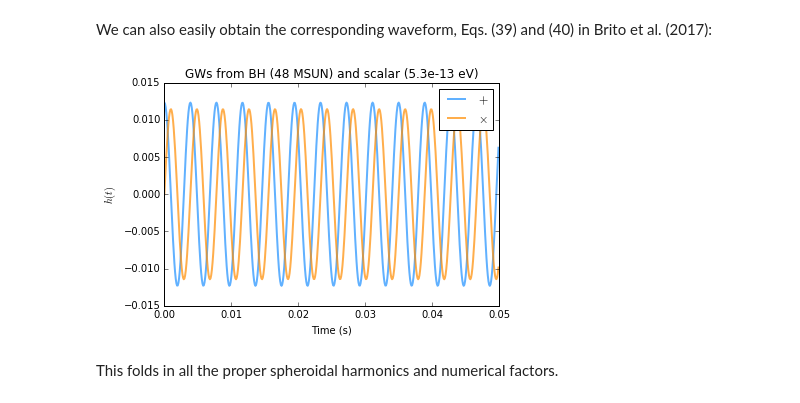
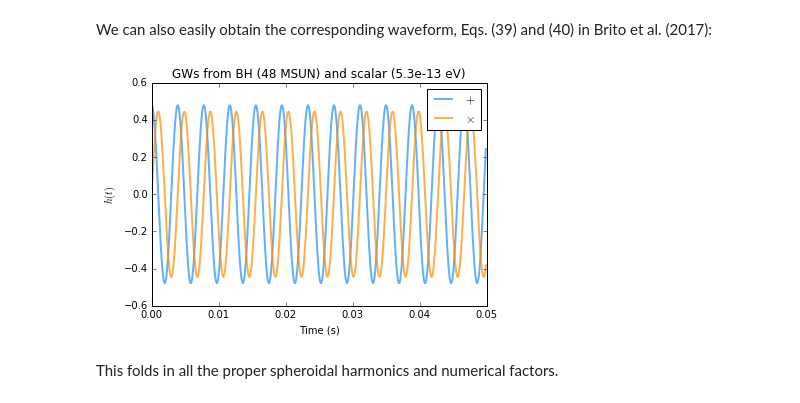
Before and after one commit to maxisi/gwaxion, a Jupyter notebook: examples/gwaxion_example.ipynb, the cells around one changed output. Cells and saved outputs as stored; diff of their text form; code cells hidden in the pictures.

Commit message:
gw waveform

```diff
--- a/examples/gwaxion_example.ipynb
+++ b/examples/gwaxion_example.ipynb
@@ -137,19 +137,19 @@ print "%.2f Hz" % cloud.fgw
 We can also easily obtain the corresponding waveform, Eqs. (39) and (40) in Brito et al. (2017):
 # %%
 # Create a waveform and plot it
-hp, hc = cloud.waveform
+hp, hc = cloud.gw.hp, cloud.gw.hc
 inclination = np.pi/4
 time = np.arange(0, 0.05, 1E-4)
 
-plt.plot(time, hp(inclination, time), label=r'$+$', color='dodgerblue', lw=2, alpha=0.7)
-plt.plot(time, hc(inclination, time), label=r'$\times$', color='darkorange', lw=2, alpha=0.7)
+plt.plot(time, hp(inclination, 0, time), label=r'$+$', color='dodgerblue', lw=2, alpha=0.7)
+plt.plot(time, hc(inclination, 0, time), label=r'$\times$', color='darkorange', lw=2, alpha=0.7)
 plt.xlabel("Time (s)")
 plt.ylabel(r"$h(t)$")
 plt.title("GWs from BH (%.f MSUN) and scalar (%.1e eV)"
           % (cloud.bhb_final.bh.mass_msun, cloud.bhb_final.boson.energy_ev))
 plt.legend(loc='upper right')
 plt.show()
 # %% [output]
-[figure, old version]
+[figure, new version]
 # %% [markdown]
 This folds in all the proper spheroidal harmonics and numerical factors.
```
Also changed, not shown: 3 other files.
